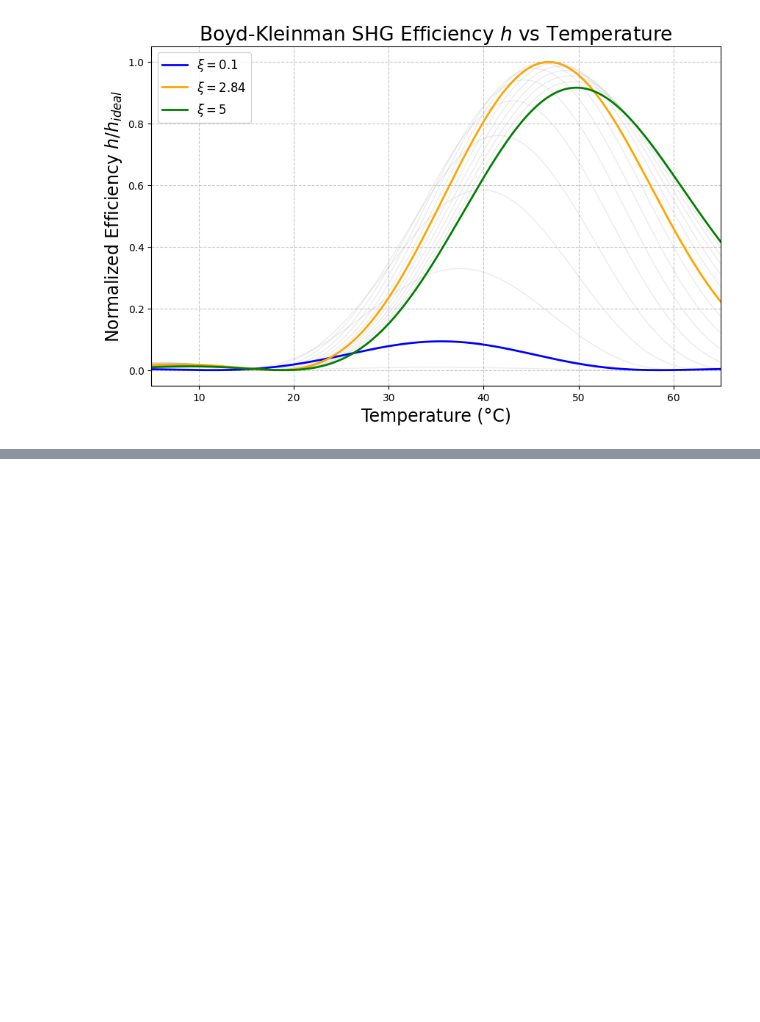
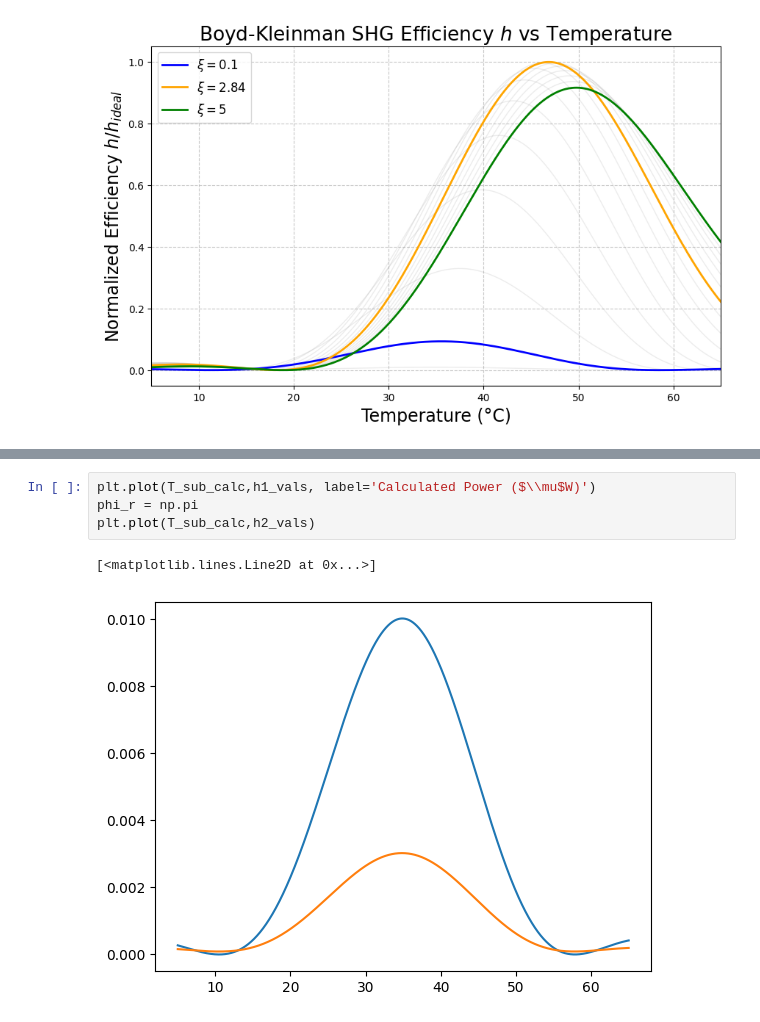
Before and after one commit to qpit/Eskild-Project-2026, a Jupyter notebook: main_document.ipynb, the cells around one changed output, grey strips where cells are left out. Drawn from its saved outputs; the diff is of its cells as text; blank space fills up the shorter version.

```diff
--- a/main_document.ipynb
+++ b/main_document.ipynb
@@ -1081,0 +1105,7 @@ plt.show()
+# %%
+plt.plot(T_sub_calc,h1_vals, label='Calculated Power ($\\mu$W)')
+phi_r = np.pi
+plt.plot(T_sub_calc,h2_vals)
+# %% [output]
+[<matplotlib.lines.Line2D at 0x...>]
+[figure, added]
```
Also changed, not shown: parts of 10 cells of this notebook, 2 other files.
